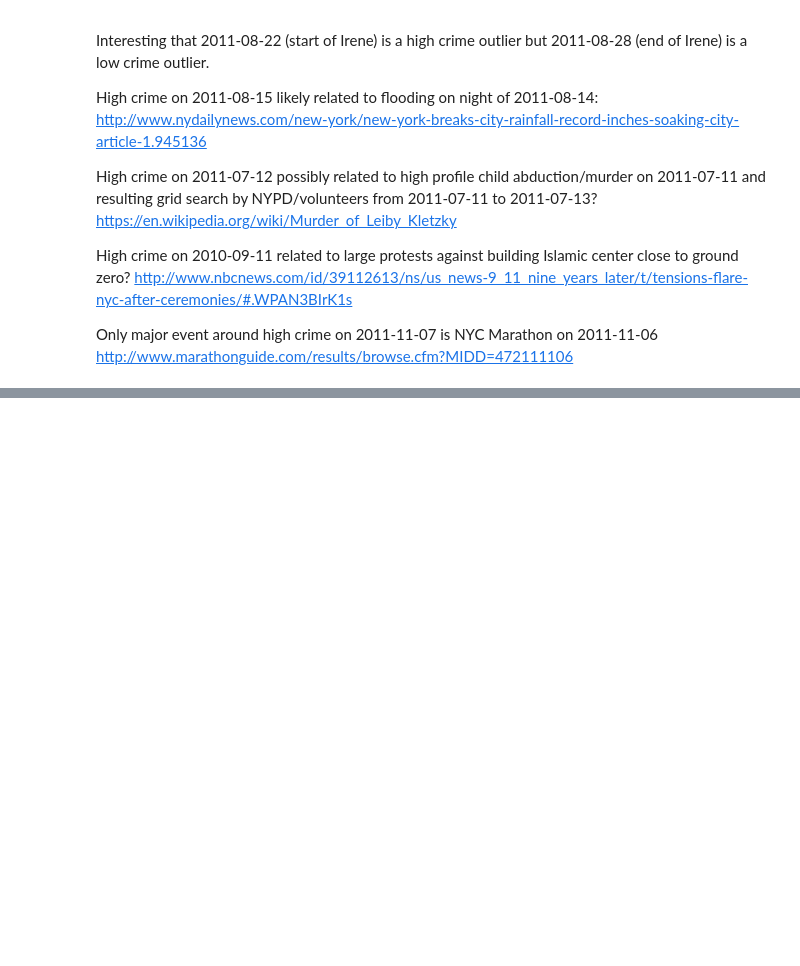
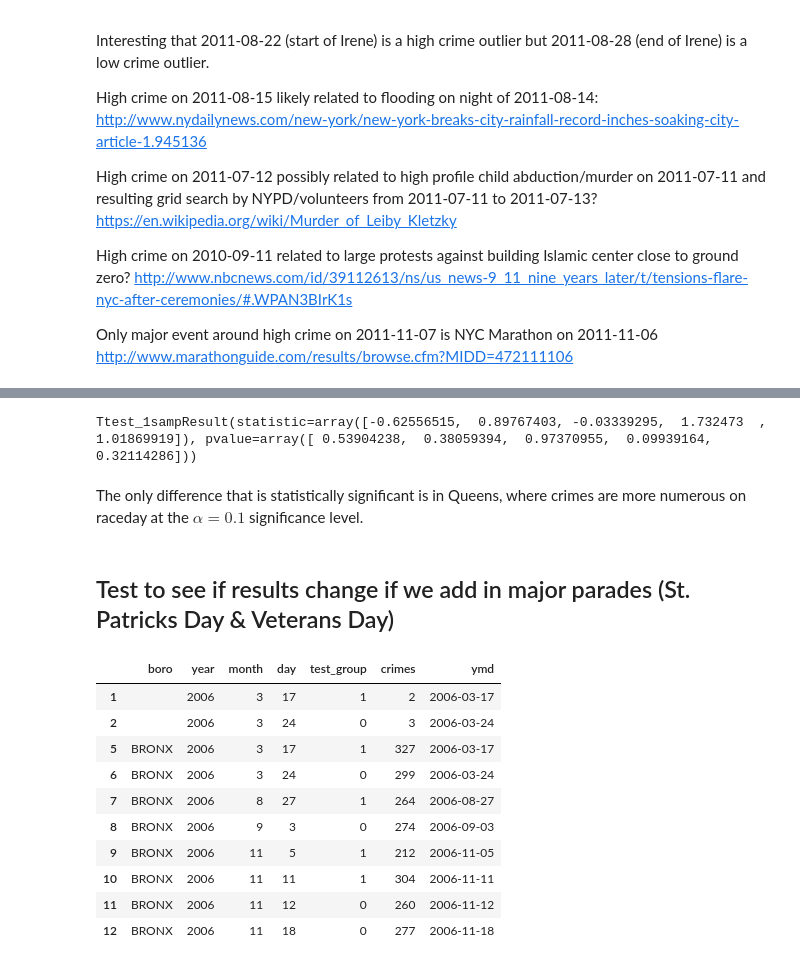
Before and after one commit to brenton72/NYC-crime-project, a Jupyter notebook: plotting_notebooks/Crime_project_graphing_Boros.ipynb, the cells around one changed output, grey strips where cells are left out. Saved outputs shown, nothing was run; the diff lists cells and outputs as text; code cells hidden in the pictures; blank space fills up the shorter version.

```diff
--- a/plotting_notebooks/Crime_project_graphing_Boros.ipynb
+++ b/plotting_notebooks/Crime_project_graphing_Boros.ipynb
@@ -444,0 +499,36 @@ Only major event around high crime on 2011-11-07 is NYC Marathon on 2011-11-06 h
+# %%
+scipy.stats.ttest_1samp(boros_marathon_diff, 0, axis=0)
+# %% [output]
+Ttest_1sampResult(statistic=array([-0.62556515,  0.89767403, -0.03339295,  1.732473  ,  1.01869919]), pvalue=array([ 0.53904238,  0.38059394,  0.97370955,  0.09939164,  0.32114286]))
+# %% [markdown]
+The only difference that is statistically significant is in Queens, where crimes are more numerous on raceday at the  $\alpha=0.1$  significance level.
+# %% [markdown]
+## Test to see if results change if we add in major parades (St. Patricks Day & Veterans Day)
+# %%
+boro_marathon_df = pd.read_csv('parade_info_boro.out', header=None)
+boro_marathon_df.drop([4,5],inplace=True,axis=1)
+boro_marathon_df = boro_marathon_df.rename(index=str, columns={0: 'boro', 1: 'year', 2: 'month', 3: 'day', 6: 'test_group', 7: 'crimes'})
+boro_marathon_df.boro = boro_marathon_df.boro.str.strip(to_strip = "(").str.strip(to_strip = "'")
+boro_marathon_df.year = pd.to_numeric(boro_marathon_df.year.str.strip().str.strip(to_strip = 'datetime.datetime('))
+boro_marathon_df.month = pd.to_numeric(boro_marathon_df.month)
+boro_marathon_df.day = pd.to_numeric(boro_marathon_df.day)
+boro_marathon_df.test_group = pd.to_numeric(boro_marathon_df.test_group.str.strip(to_strip = ")"))
+
+boro_marathon_df = boro_marathon_df[boro_marathon_df.year >= 2006]
+
+
+boro_marathon_df.crimes = pd.to_numeric(boro_marathon_df.crimes.str.strip(to_strip = ")"))
+boro_marathon_df['ymd'] = pd.to_datetime((boro_marathon_df.year*10000+boro_marathon_df.month*100+boro_marathon_df.day).apply(str),format='%Y%m%d')
+boro_marathon_df.head(10)
+# %% [output]
+|  | boro | year | month | day | test_group | crimes | ymd |
+| 1 |  | 2006 | 3 | 17 | 1 | 2 | 2006-03-17 |
+| 2 |  | 2006 | 3 | 24 | 0 | 3 | 2006-03-24 |
+| 5 | BRONX | 2006 | 3 | 17 | 1 | 327 | 2006-03-17 |
+| 6 | BRONX | 2006 | 3 | 24 | 0 | 299 | 2006-03-24 |
+| 7 | BRONX | 2006 | 8 | 27 | 1 | 264 | 2006-08-27 |
+| 8 | BRONX | 2006 | 9 | 3 | 0 | 274 | 2006-09-03 |
+| 9 | BRONX | 2006 | 11 | 5 | 1 | 212 | 2006-11-05 |
+| 10 | BRONX | 2006 | 11 | 11 | 1 | 304 | 2006-11-11 |
+| 11 | BRONX | 2006 | 11 | 12 | 0 | 260 | 2006-11-12 |
+| 12 | BRONX | 2006 | 11 | 18 | 0 | 277 | 2006-11-18 |
```
Also changed, not shown: parts of 9 cells of this notebook, 4 other files.
